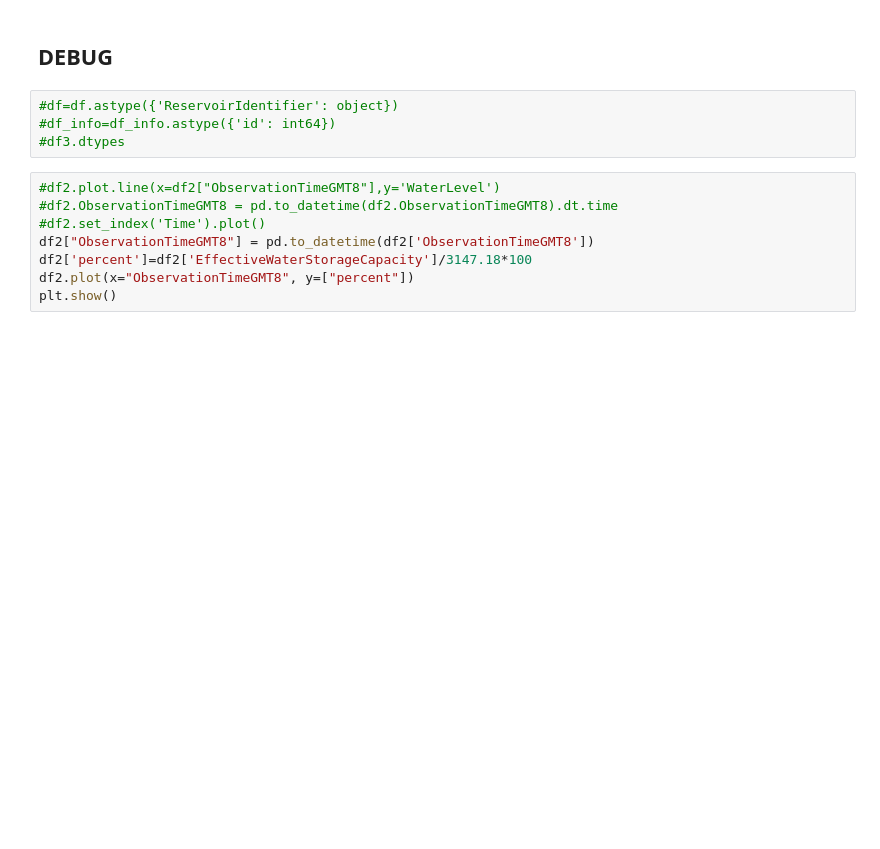
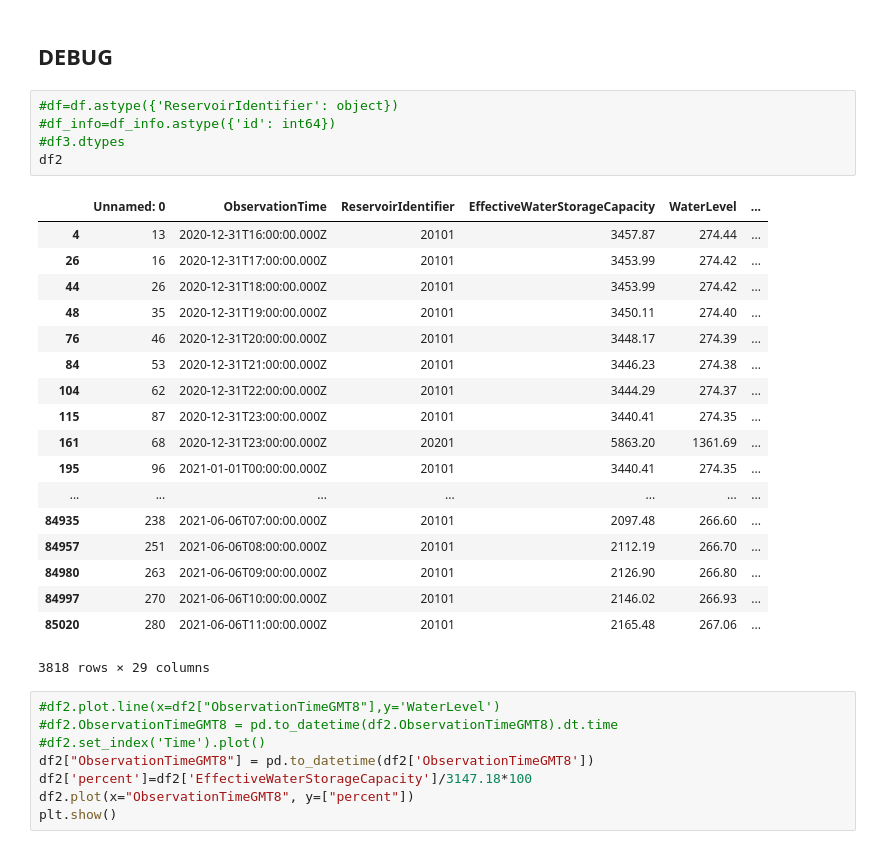
Before and after one commit to wuulong/DevZone, a Jupyter notebook: Codes/riverlog_for_gis.ipynb, the cells around one changed output. Drawn from its saved outputs; the diff is of its cells as text; blank space fills up the shorter version.

```diff
--- a/Codes/riverlog_for_gis.ipynb
+++ b/Codes/riverlog_for_gis.ipynb
@@ -60,7 +78,27 @@ plt.show
 # %%
 #df=df.astype({'ReservoirIdentifier': object})
 #df_info=df_info.astype({'id': int64})
 #df3.dtypes
+df2
+# %% [output]
+|  | Unnamed: 0 | ObservationTime | ReservoirIdentifier | EffectiveWaterStorageCapacity | WaterLevel | ... |
+| 4 | 13 | 2020-12-31T16:00:00.000Z | 20101 | 3457.87 | 274.44 | ... |
+| 26 | 16 | 2020-12-31T17:00:00.000Z | 20101 | 3453.99 | 274.42 | ... |
+| 44 | 26 | 2020-12-31T18:00:00.000Z | 20101 | 3453.99 | 274.42 | ... |
+| 48 | 35 | 2020-12-31T19:00:00.000Z | 20101 | 3450.11 | 274.40 | ... |
+| 76 | 46 | 2020-12-31T20:00:00.000Z | 20101 | 3448.17 | 274.39 | ... |
+| 84 | 53 | 2020-12-31T21:00:00.000Z | 20101 | 3446.23 | 274.38 | ... |
+| 104 | 62 | 2020-12-31T22:00:00.000Z | 20101 | 3444.29 | 274.37 | ... |
+| 115 | 87 | 2020-12-31T23:00:00.000Z | 20101 | 3440.41 | 274.35 | ... |
+| 161 | 68 | 2020-12-31T23:00:00.000Z | 20201 | 5863.20 | 1361.69 | ... |
+| 195 | 96 | 2021-01-01T00:00:00.000Z | 20101 | 3440.41 | 274.35 | ... |
+| ... | ... | ... | ... | ... | ... | ... |
+| 84935 | 238 | 2021-06-06T07:00:00.000Z | 20101 | 2097.48 | 266.60 | ... |
+| 84957 | 251 | 2021-06-06T08:00:00.000Z | 20101 | 2112.19 | 266.70 | ... |
+| 84980 | 263 | 2021-06-06T09:00:00.000Z | 20101 | 2126.90 | 266.80 | ... |
+| 84997 | 270 | 2021-06-06T10:00:00.000Z | 20101 | 2146.02 | 266.93 | ... |
+| 85020 | 280 | 2021-06-06T11:00:00.000Z | 20101 | 2165.48 | 267.06 | ... |
+3818 rows × 29 columns
 # %%
 #df2.plot.line(x=df2["ObservationTimeGMT8"],y='WaterLevel')
 #df2.ObservationTimeGMT8 = pd.to_datetime(df2.ObservationTimeGMT8).dt.time
```
Also changed, not shown: parts of 7 cells of this notebook, 1 other file.
